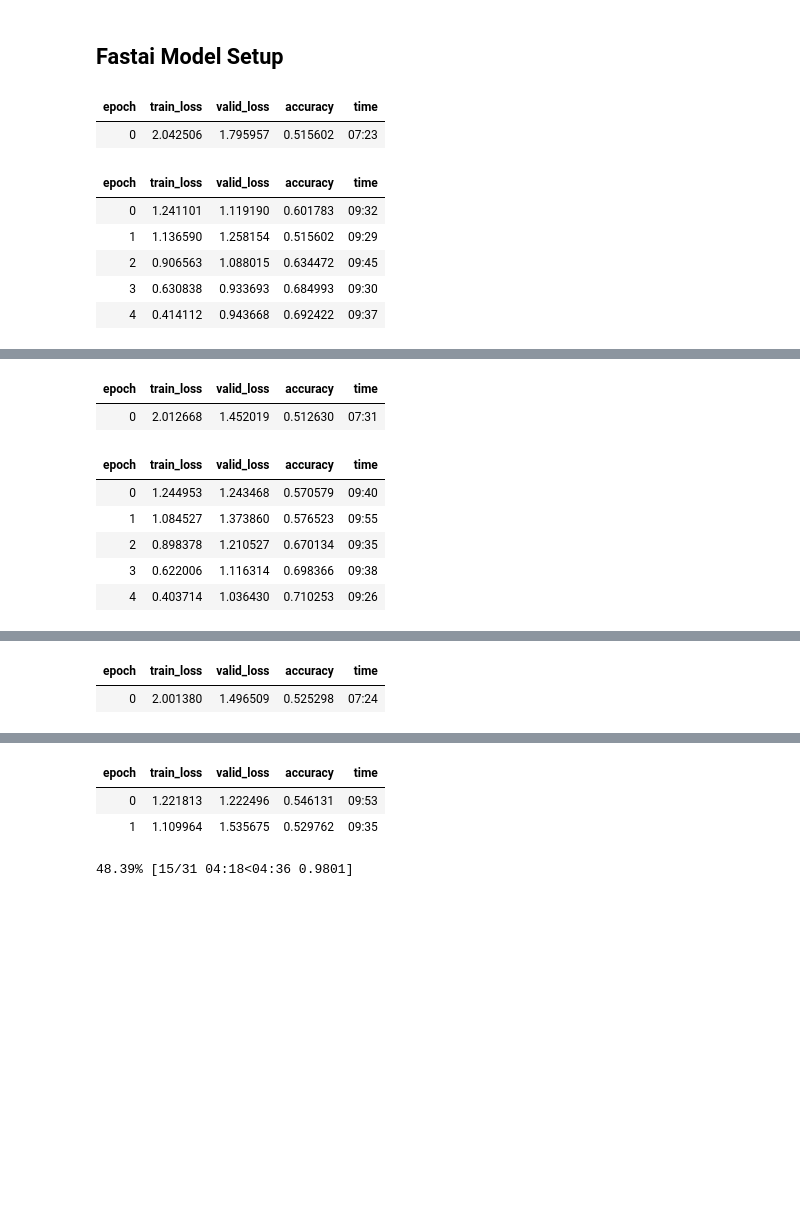
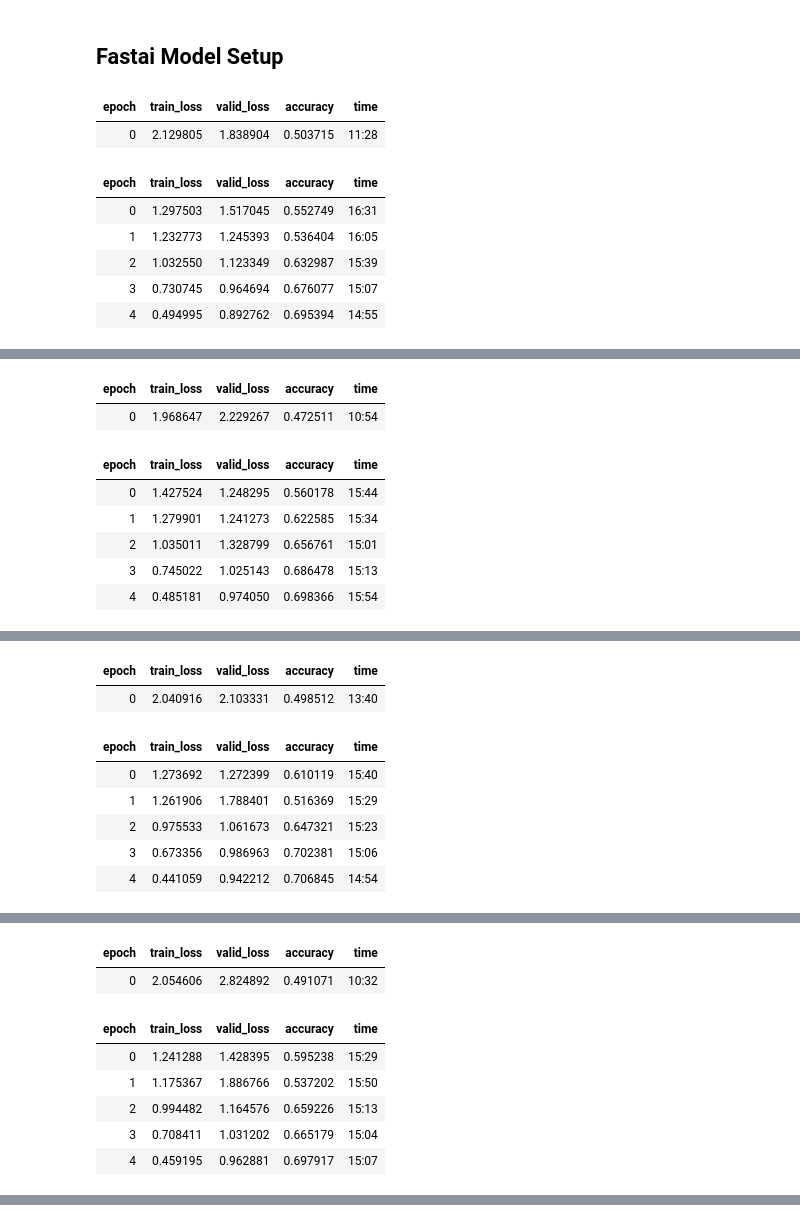
Before and after one commit to jfblanchard/ubc-ocean, a Jupyter notebook: ubc-fastai-training-1024px-5-rnd-tiles-tma-scaling.ipynb, the cells around one changed output, grey strips where cells are left out. Saved outputs shown, nothing was run; the diff lists cells and outputs as text; code cells hidden in the pictures; blank space fills up the shorter version.

Commit message:
UBC-Fastai Training 5x1024 Rnd Tiles tma scaling, convnext architecture

```diff
--- a/ubc-fastai-training-1024px-5-rnd-tiles-tma-scaling.ipynb
+++ b/ubc-fastai-training-1024px-5-rnd-tiles-tma-scaling.ipynb
@@ -247,11 +198,12 @@ skf = StratifiedKFold(n_splits=num_folds, shuffle=True, random_state=12)
 preds = []
 acc_val = []
 epochs = 5
-lr = .02
-arch = 'vit_small_patch16_224' # 'vit_base_patch16_224'
+lr = .03
+#arch = 'vit_small_patch16_224' # 'vit_base_patch16_224'
+#arch = "microsoft/swin-tiny-patch4-window7-224"
 #arch = 'swin_base_patch4_window7_224_in22k'
 #arch = 'vit_base_patch16_224'
-#arch = 'convnext_tiny_in22k'
+arch = 'convnext_tiny_in22k'
 
 fold = 1
 
@@ -282,48 +234,54 @@ for train_index,val_index in skf.split(new_train.index,new_train['label']):
 #                     blocks=(ImageBlock, CategoryBlock),  #input is an image, output is a category
 #                     get_items = get_image_files,   #returns a list of all images files path
 #                     splitter=RandomSplitter(valid_pct=0.2, seed=12),  # set size of validation set (randomly)
 #                     get_y = parent_label,   # how do we know the correct label?  This function returns the parent folder of the path
 #                     item_tfms=[Resize(224, method=ResizeMethod.Pad, pad_mode=PadMode.Zeros)]  # most architectures need all images the same size
 #                     ).dataloaders(path)   #dataloaders are what pytorch uses to feed the training algo.
 
 
     learn = vision_learner(dls, arch, metrics=accuracy, path='.').to_fp16()  # vision transformer
     learn.fine_tune(epochs, lr)
     loss,acc = learn.validate()
     acc_val.append([loss,acc])
 
     #tst_dl = dls.test_dl(tst_files)
     # We will use test time augmentation...
     #tta_preds,_ = learn.tta(dl=tst_dl)
 
     #preds.append(tta_preds)
     # get max probability per row....later I think
     # pred_idxs = tta_preds.argmax(dim=1)
 
     fold +=1
 
     gc.collect()
 
 # with arch = 'vit_base_patch16_224', lb = .25
 # with 'vit_small_patch16_224'
 # %% [output]
 | epoch | train_loss | valid_loss | accuracy | time |
-| 0 | 2.042506 | 1.795957 | 0.515602 | 07:23 |
+| 0 | 2.129805 | 1.838904 | 0.503715 | 11:28 |
 | epoch | train_loss | valid_loss | accuracy | time |
-| 0 | 1.241101 | 1.119190 | 0.601783 | 09:32 |
-| 1 | 1.136590 | 1.258154 | 0.515602 | 09:29 |
-| 2 | 0.906563 | 1.088015 | 0.634472 | 09:45 |
-| 3 | 0.630838 | 0.933693 | 0.684993 | 09:30 |
-| 4 | 0.414112 | 0.943668 | 0.692422 | 09:37 |
+| 0 | 1.297503 | 1.517045 | 0.552749 | 16:31 |
+| 1 | 1.232773 | 1.245393 | 0.536404 | 16:05 |
+| 2 | 1.032550 | 1.123349 | 0.632987 | 15:39 |
+| 3 | 0.730745 | 0.964694 | 0.676077 | 15:07 |
+| 4 | 0.494995 | 0.892762 | 0.695394 | 14:55 |
 [interactive output not drawn]
 | epoch | train_loss | valid_loss | accuracy | time |
-| 0 | 2.012668 | 1.452019 | 0.512630 | 07:31 |
+| 0 | 1.968647 | 2.229267 | 0.472511 | 10:54 |
 | epoch | train_loss | valid_loss | accuracy | time |
-| 0 | 1.244953 | 1.243468 | 0.570579 | 09:40 |
-| 1 | 1.084527 | 1.373860 | 0.576523 | 09:55 |
-| 2 | 0.898378 | 1.210527 | 0.670134 | 09:35 |
-| 3 | 0.622006 | 1.116314 | 0.698366 | 09:38 |
-| 4 | 0.403714 | 1.036430 | 0.710253 | 09:26 |
+| 0 | 1.427524 | 1.248295 | 0.560178 | 15:44 |
+| 1 | 1.279901 | 1.241273 | 0.622585 | 15:34 |
+| 2 | 1.035011 | 1.328799 | 0.656761 | 15:01 |
+| 3 | 0.745022 | 1.025143 | 0.686478 | 15:13 |
+| 4 | 0.485181 | 0.974050 | 0.698366 | 15:54 |
 [interactive output not drawn]
 | epoch | train_loss | valid_loss | accuracy | time |
-| 0 | 2.001380 | 1.496509 | 0.525298 | 07:24 |
+| 0 | 2.040916 | 2.103331 | 0.498512 | 13:40 |
+| epoch | train_loss | valid_loss | accuracy | time |
+| 0 | 1.273692 | 1.272399 | 0.610119 | 15:40 |
+| 1 | 1.261906 | 1.788401 | 0.516369 | 15:29 |
+| 2 | 0.975533 | 1.061673 | 0.647321 | 15:23 |
+| 3 | 0.673356 | 0.986963 | 0.702381 | 15:06 |
+| 4 | 0.441059 | 0.942212 | 0.706845 | 14:54 |
@@ -329,0 +289,8 @@ for train_index,val_index in skf.split(new_train.index,new_train['label']):
+| epoch | train_loss | valid_loss | accuracy | time |
+| 0 | 2.054606 | 2.824892 | 0.491071 | 10:32 |
+| epoch | train_loss | valid_loss | accuracy | time |
+| 0 | 1.241288 | 1.428395 | 0.595238 | 15:29 |
+| 1 | 1.175367 | 1.886766 | 0.537202 | 15:50 |
+| 2 | 0.994482 | 1.164576 | 0.659226 | 15:13 |
+| 3 | 0.708411 | 1.031202 | 0.665179 | 15:04 |
+| 4 | 0.459195 | 0.962881 | 0.697917 | 15:07 |
@@ -331,4 +299,0 @@ for train_index,val_index in skf.split(new_train.index,new_train['label']):
-| epoch | train_loss | valid_loss | accuracy | time |
-| 0 | 1.221813 | 1.222496 | 0.546131 | 09:53 |
-| 1 | 1.109964 | 1.535675 | 0.529762 | 09:35 |
-48.39% [15/31 04:18<04:36 0.9801]
```
Also changed, not shown: parts of 13 cells of this notebook.
